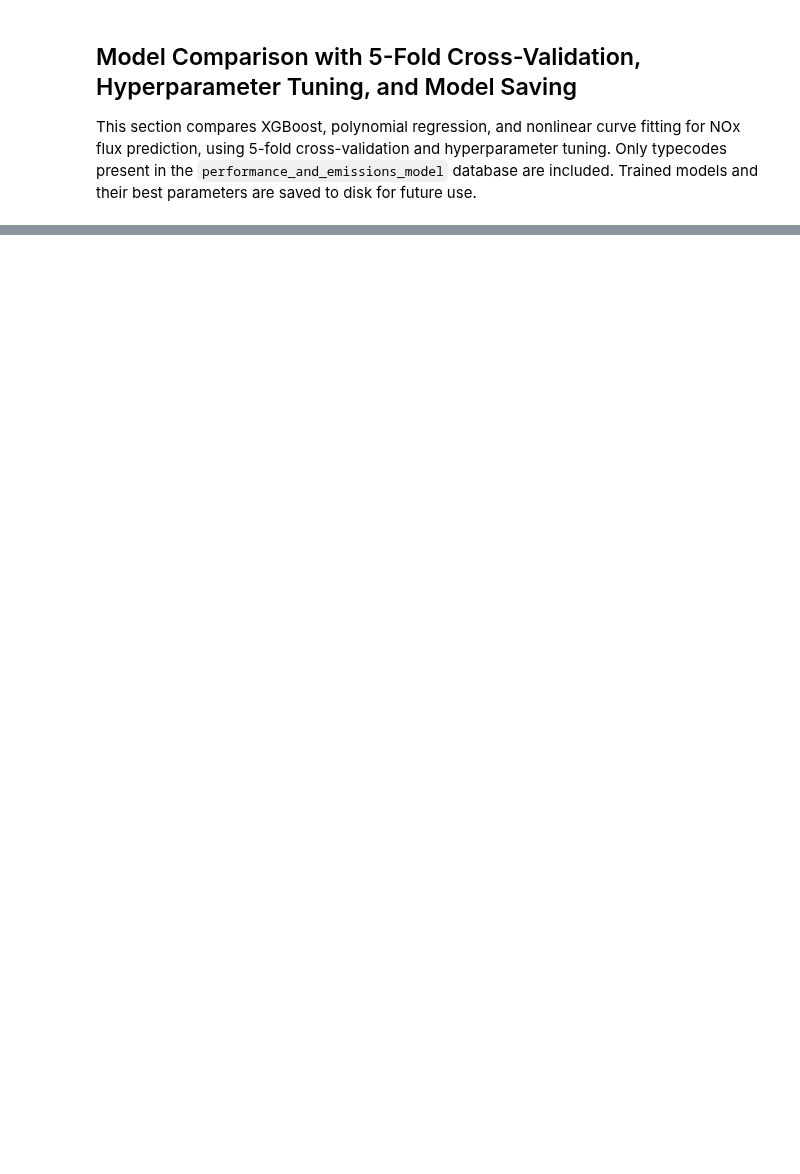
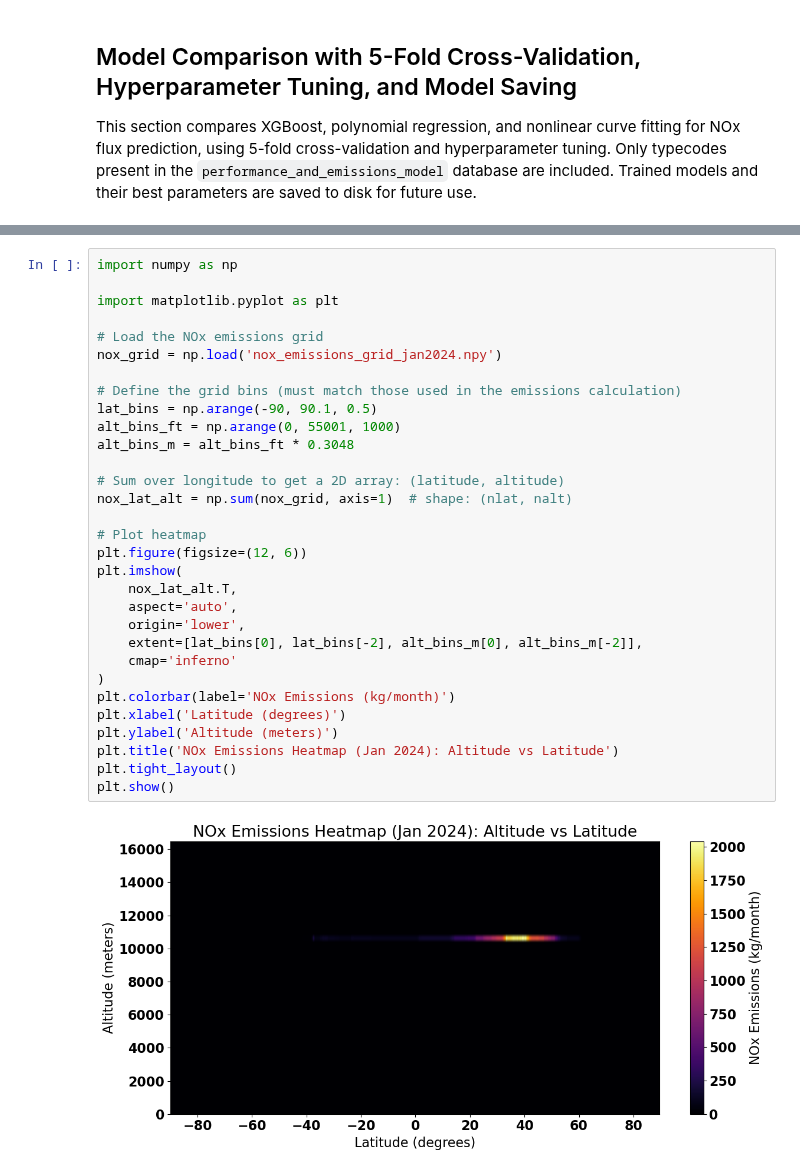
Before and after one commit to Centre-for-Atmospheric-Science-Cam-Chem/ConflictTrails, a Jupyter notebook: driver.ipynb, the cells around one changed output, grey strips where cells are left out. Drawn from its saved outputs; the diff is of its cells as text; blank space fills up the shorter version.

```diff
--- a/driver.ipynb
+++ b/driver.ipynb
@@ -1318,0 +910,33 @@ for tc in typecodes:
+# %%
+import numpy as np
+
+import matplotlib.pyplot as plt
+
+# Load the NOx emissions grid
+nox_grid = np.load('nox_emissions_grid_jan2024.npy')
+
+# Define the grid bins (must match those used in the emissions calculation)
+lat_bins = np.arange(-90, 90.1, 0.5)
+alt_bins_ft = np.arange(0, 55001, 1000)
+alt_bins_m = alt_bins_ft * 0.3048
+
+# Sum over longitude to get a 2D array: (latitude, altitude)
+nox_lat_alt = np.sum(nox_grid, axis=1)  # shape: (nlat, nalt)
+
+# Plot heatmap
+plt.figure(figsize=(12, 6))
+plt.imshow(
+    nox_lat_alt.T,
+    aspect='auto',
+    origin='lower',
+    extent=[lat_bins[0], lat_bins[-2], alt_bins_m[0], alt_bins_m[-2]],
+    cmap='inferno'
+)
+plt.colorbar(label='NOx Emissions (kg/month)')
+plt.xlabel('Latitude (degrees)')
+plt.ylabel('Altitude (meters)')
+plt.title('NOx Emissions Heatmap (Jan 2024): Altitude vs Latitude')
+plt.tight_layout()
+plt.show()
+# %% [output]
+[figure, added]
```
Also changed, not shown: parts of 27 cells of this notebook, 4 other files.
